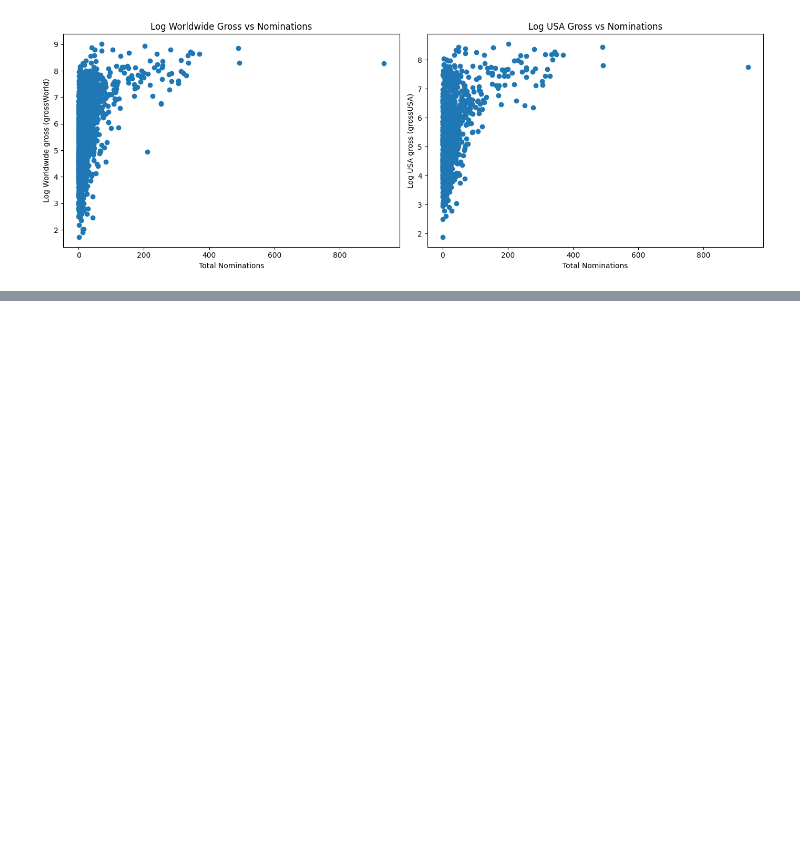
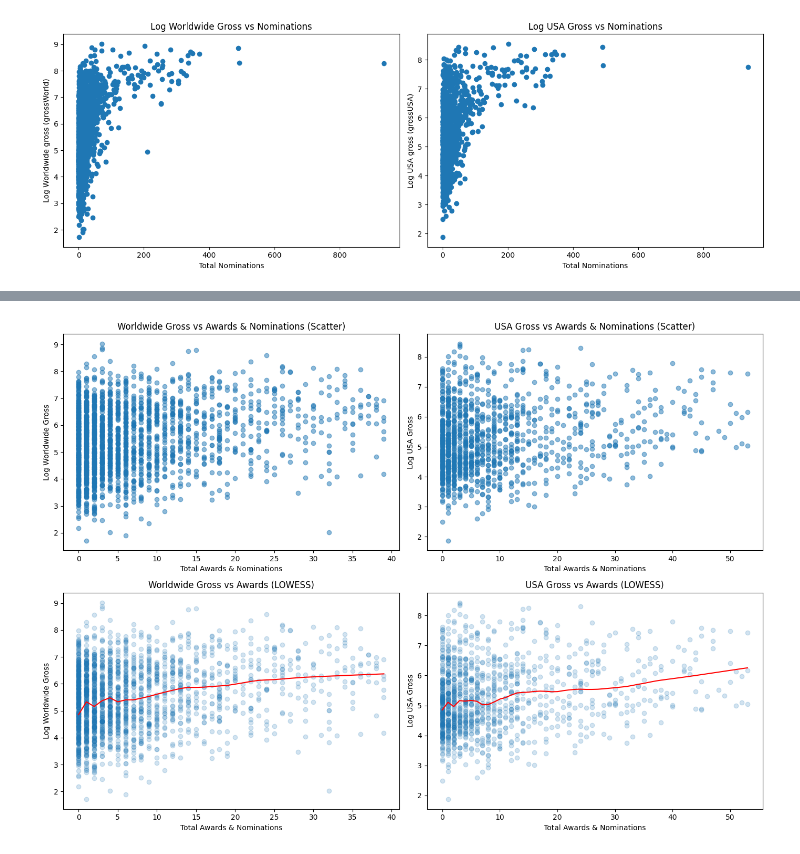
Before and after one commit to cillustrisimo/data144finalproj, a Jupyter notebook: cleaning_data.ipynb, the cells around one changed output, grey strips where cells are left out. Saved outputs shown, nothing was run; the diff lists cells and outputs as text; code cells hidden in the pictures; blank space fills up the shorter version.

```diff
--- a/cleaning_data.ipynb
+++ b/cleaning_data.ipynb
@@ -414,0 +463,44 @@ plt.show()
+# %%
+######## Just Winners ########
+
+upper_World = win_world['Winner'].quantile(0.99)
+upper_USA = win_usa['Winner'].quantile(0.99)
+
+win_world = win_world[win_world['Winner'] <= upper_World]
+win_usa = win_usa[win_usa['Winner'] <= upper_USA]
+
+# ---------- CREATE 2x2 SUBPLOTS ----------
+fig, axes = plt.subplots(2, 2, figsize=(14, 10))
+
+# ---- TOP LEFT: WORLDWIDE SCATTER ----
+axes[0, 0].scatter(win_world['Winner'], win_world['log_grossWorld'], alpha=0.5)
+axes[0, 0].set_title("Worldwide Gross vs Awards & Nominations (Scatter)")
+axes[0, 0].set_xlabel("Total Awards & Nominations")
+axes[0, 0].set_ylabel("Log Worldwide Gross")
+
+# ---- TOP RIGHT: USA SCATTER ----
+axes[0, 1].scatter(win_usa['Winner'], win_usa['log_grossUSA'], alpha=0.5)
+axes[0, 1].set_title("USA Gross vs Awards & Nominations (Scatter)")
+axes[0, 1].set_xlabel("Total Awards & Nominations")
+axes[0, 1].set_ylabel("Log USA Gross")
+
+# ---- BOTTOM LEFT: WORLDWIDE LOWESS ----
+low_world = lowess(win_world['log_grossWorld'], win_world['Winner'], frac=0.15)
+axes[1, 0].scatter(win_world['Winner'], win_world['log_grossWorld'], alpha=0.2)
+axes[1, 0].plot(low_world[:, 0], low_world[:, 1], color='red')
+axes[1, 0].set_title("Worldwide Gross vs Awards (LOWESS)")
+axes[1, 0].set_xlabel("Total Awards & Nominations")
+axes[1, 0].set_ylabel("Log Worldwide Gross")
+
+# ---- BOTTOM RIGHT: USA LOWESS ----
+low_usa = lowess(win_usa['log_grossUSA'], win_usa['Winner'], frac=0.15)
+axes[1, 1].scatter(win_usa['Winner'], win_usa['log_grossUSA'], alpha=0.2)
+axes[1, 1].plot(low_usa[:, 0], low_usa[:, 1], color='red')
+axes[1, 1].set_title("USA Gross vs Awards (LOWESS)")
+axes[1, 1].set_xlabel("Total Awards & Nominations")
+axes[1, 1].set_ylabel("Log USA Gross")
+
+plt.tight_layout()
+plt.show()
+# %% [output]
+[figure, added]
```
Also changed, not shown: parts of 5 cells of this notebook.
